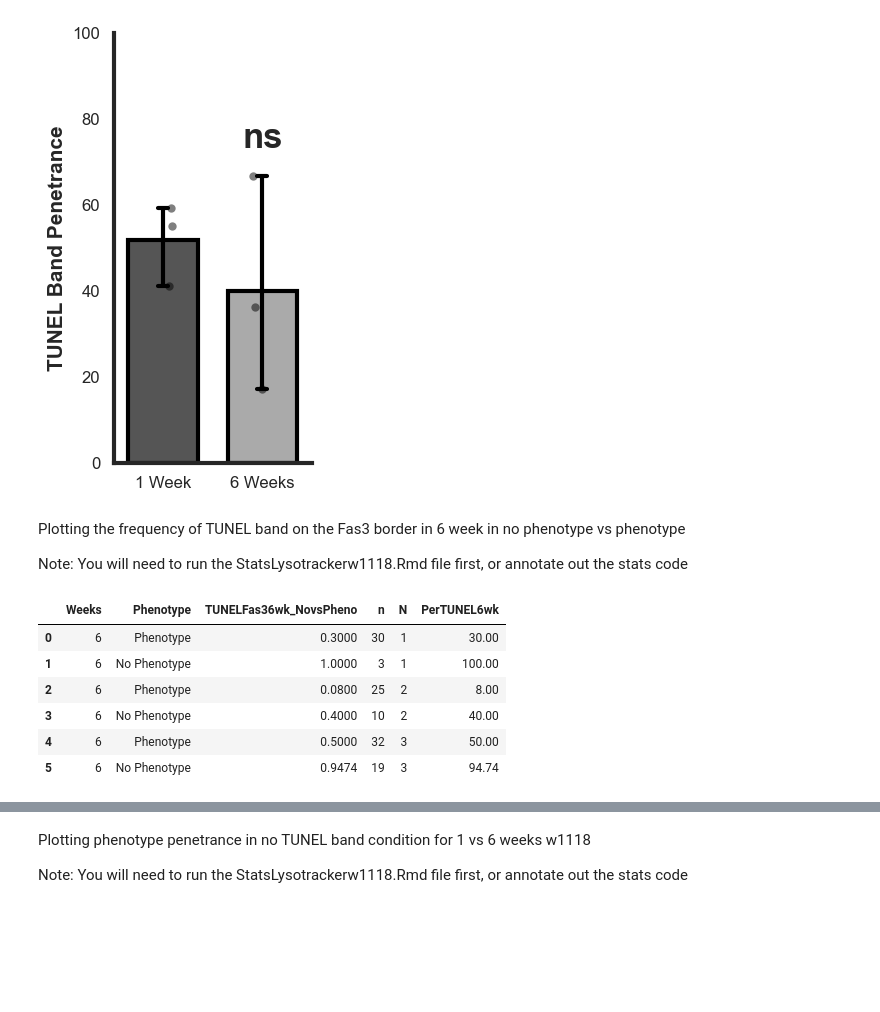
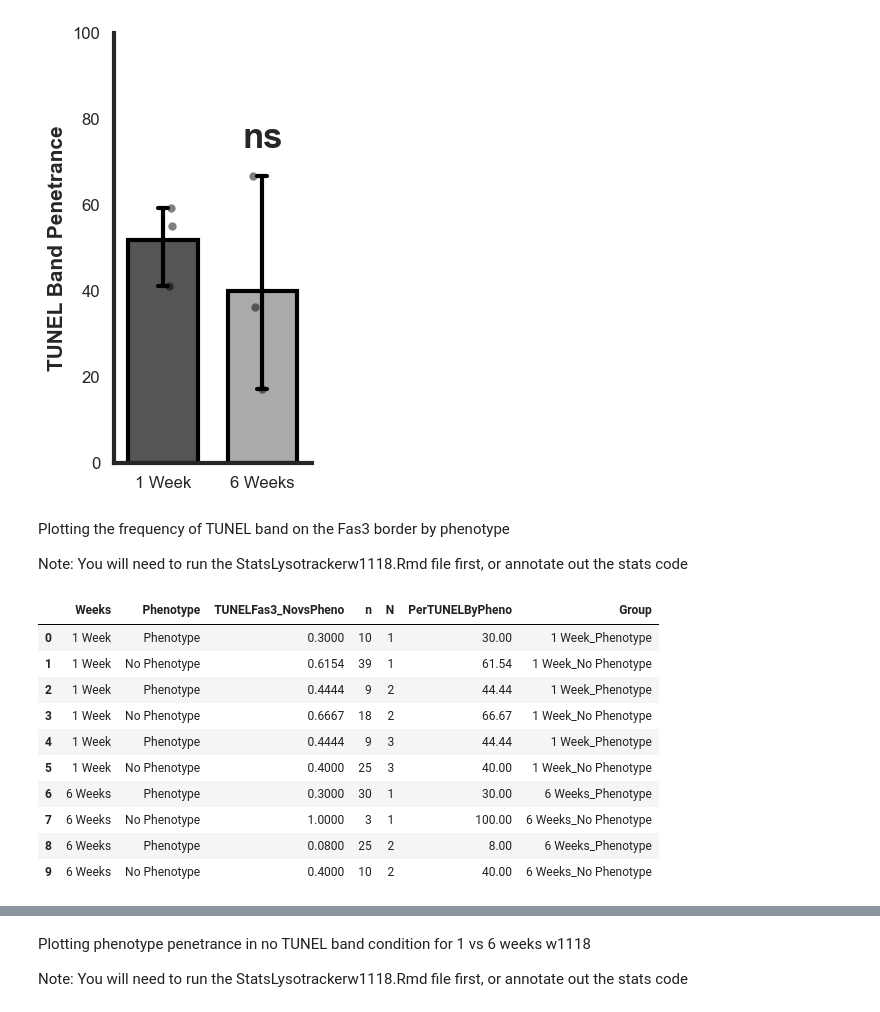
Before and after one commit to NystulLab/WolfgramAgingOvary, a Jupyter notebook: Code/CodeFigure3/TUNELw1118.ipynb, the cells around one changed output, grey strips where cells are left out. Cells and saved outputs as stored; diff of their text form; code cells hidden in the pictures; blank space fills up the shorter version.

Commit message:
tunel 1wk

```diff
--- a/Code/CodeFigure3/TUNELw1118.ipynb
+++ b/Code/CodeFigure3/TUNELw1118.ipynb
@@ -118,6 +118,6 @@ plt.show()
 # %% [output]
 [figure]
 # %% [markdown]
-Plotting the frequency of TUNEL band on the Fas3 border in 6 week in no phenotype vs phenotype
+Plotting the frequency of TUNEL band on the Fas3 border by phenotype
 
 Note: You will need to run the StatsLysotrackerw1118.Rmd file first, or annotate out the stats code
@@ -127,15 +124,33 @@ df = pd.read_csv(csv_path)
+# %%
+csv_path = "../../Data/DataFigure3/w1118TUNELFas3ByPheno_n.csv"
+df = pd.read_csv(csv_path)
 # %%
-df['PerTUNEL6wk'] = df['TUNELFas36wk_NovsPheno'] * 100
+df['PerTUNELByPheno'] = df['TUNELFas3_NovsPheno'] * 100
+df['Phenotype'] = df['Phenotype'].map({0: 'No Phenotype', 1: 'Phenotype'})
+df['Weeks'] = df['Weeks'].map({1: '1 Week', 6: '6 Weeks'})
+df['Group'] = df['Weeks'] + "_" + df['Phenotype']
 
-df['Phenotype'] = df['Phenotype'].map({0: 'No Phenotype', 1: 'Phenotype'})
+# Define order for plotting
+categories = [
+    "1 Week_Phenotype",
+    "1 Week_No Phenotype",
+    "6 Weeks_Phenotype",
+    "6 Weeks_No Phenotype"
+]
+df['Group'] = pd.Categorical(df['Group'], categories=categories, ordered=True)
+unique_groups = df['Group'].cat.categories
+
+df.head(10)
+# %% [output]
+|  | Weeks | Phenotype | TUNELFas3_NovsPheno | n | N | PerTUNELByPheno | Group |
+| 0 | 1 Week | Phenotype | 0.3000 | 10 | 1 | 30.00 | 1 Week_Phenotype |
+| 1 | 1 Week | No Phenotype | 0.6154 | 39 | 1 | 61.54 | 1 Week_No Phenotype |
+| 2 | 1 Week | Phenotype | 0.4444 | 9 | 2 | 44.44 | 1 Week_Phenotype |
+| 3 | 1 Week | No Phenotype | 0.6667 | 18 | 2 | 66.67 | 1 Week_No Phenotype |
+| 4 | 1 Week | Phenotype | 0.4444 | 9 | 3 | 44.44 | 1 Week_Phenotype |
+| 5 | 1 Week | No Phenotype | 0.4000 | 25 | 3 | 40.00 | 1 Week_No Phenotype |
+| 6 | 6 Weeks | Phenotype | 0.3000 | 30 | 1 | 30.00 | 6 Weeks_Phenotype |
+| 7 | 6 Weeks | No Phenotype | 1.0000 | 3 | 1 | 100.00 | 6 Weeks_No Phenotype |
+| 8 | 6 Weeks | Phenotype | 0.0800 | 25 | 2 | 8.00 | 6 Weeks_Phenotype |
+| 9 | 6 Weeks | No Phenotype | 0.4000 | 10 | 2 | 40.00 | 6 Weeks_No Phenotype |
-# %%
-df.head(7)
-# %% [output]
-|  | Weeks | Phenotype | TUNELFas36wk_NovsPheno | n | N | PerTUNEL6wk |
-| 0 | 6 | Phenotype | 0.3000 | 30 | 1 | 30.00 |
-| 1 | 6 | No Phenotype | 1.0000 | 3 | 1 | 100.00 |
-| 2 | 6 | Phenotype | 0.0800 | 25 | 2 | 8.00 |
-| 3 | 6 | No Phenotype | 0.4000 | 10 | 2 | 40.00 |
-| 4 | 6 | Phenotype | 0.5000 | 32 | 3 | 50.00 |
-| 5 | 6 | No Phenotype | 0.9474 | 19 | 3 | 94.74 |
 # %%
```
Also changed, not shown: parts of 2 cells of this notebook, 6 other files.
